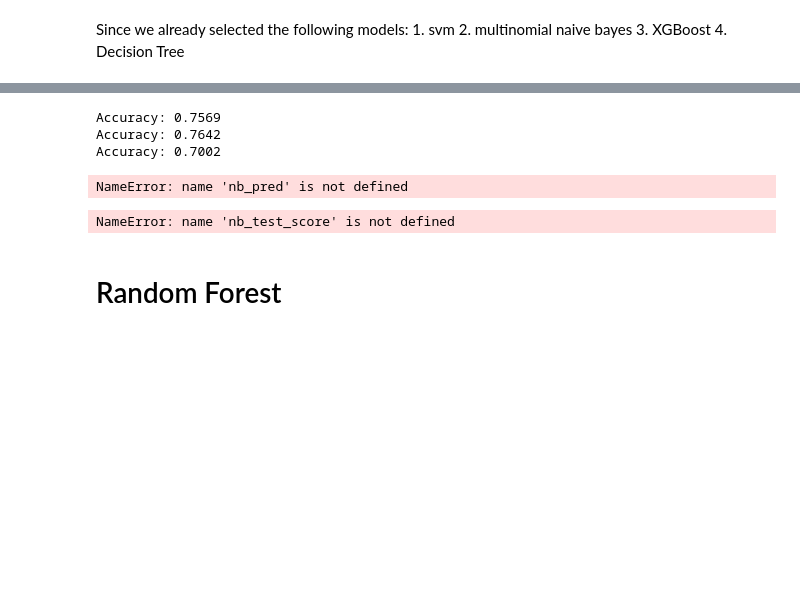
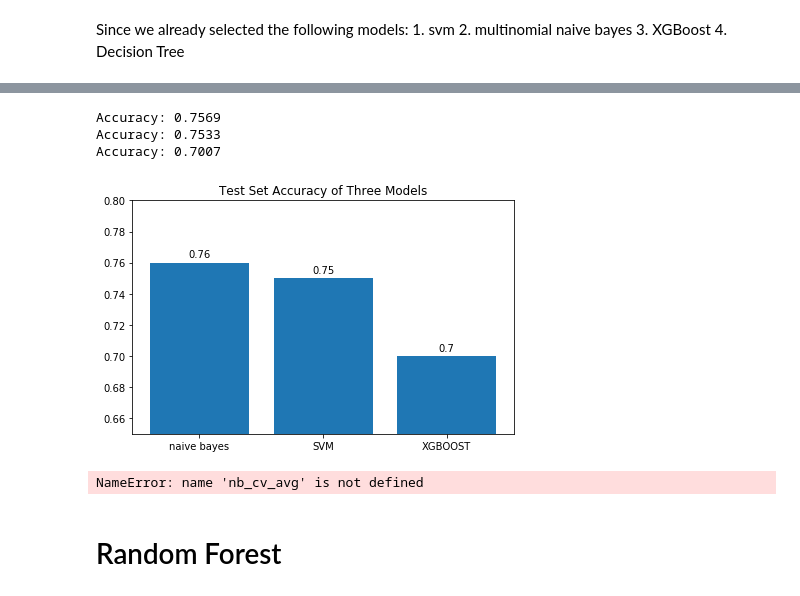
Before and after one commit to r0b3rt24/PoliIdeaClassify, a Jupyter notebook: clean.ipynb, the cells around one changed output, grey strips where cells are left out. Saved outputs shown, nothing was run; the diff lists cells and outputs as text; code cells hidden in the pictures; blank space fills up the shorter version.

Commit message:
- confusion matrix graph - add some figures

```diff
--- a/clean.ipynb
+++ b/clean.ipynb
@@ -161,7 +166,7 @@ nb_cv_avg = 0.7593684941013185
 # %%
 svm_pipe = Pipeline([
     ('vectorize', TfidfVectorizer(tokenizer=tokenizer.tokenize)),
-    ('classifier', SVC(kernel='linear'))
+    ('classifier', SVC(kernel='linear', C=1))
 ])
 # %%
 svm_scores = cross_val_score(svm_pipe, X_train, y_train, cv=4, n_jobs=-1)
@@ -366,19 +327,31 @@ Wall time: 4.05 µs
 # %%
-xgb_pred = xgb_pipe_best.predict(X_test)
+xgb_pred = xgb_pipe_best_1.predict(X_test)
 # %%
 print('Accuracy: {}'.format(str(round(accuracy_score(y_test, nb_pred), 4))))
 print('Accuracy: {}'.format(str(round(accuracy_score(y_test, svm_pred), 4))))
 print('Accuracy: {}'.format(str(round(accuracy_score(y_test, xgb_pred), 4))))
 # %% [output]
 Accuracy: 0.7569
-Accuracy: 0.7642
-Accuracy: 0.7002
+Accuracy: 0.7533
+Accuracy: 0.7007
 # %%
 nb_test_score = round(accuracy_score(y_test, nb_pred), 2)
 svm_test_score = round(accuracy_score(y_test, svm_pred), 2)
 xgb_test_score = round(accuracy_score(y_test, xgb_pred), 2)
-# %% [output]
-NameError: name 'nb_pred' is not defined
+# %%
+model_names = np.array(['naive bayes', 'SVM', 'XGBOOST'])
+model_test_acc = np.array([nb_test_score, svm_test_score, xgb_test_score])
+fig, ax = plt.subplots()
+rect = ax.bar(model_names, model_test_acc)
+plt.ylim([0.65,0.8])
+autolabel(rect)
+plt.title("Test Set Accuracy of Three Models")
+fig.tight_layout()
+
+plt.savefig('TEST_ALL.png')
+plt.show()
+# %% [output]
+[figure, added]
 # %%
 labels = ['Naive Bayes', 'SVM', 'XGBoost']
 cv_scores = [round(nb_cv_avg,2), round(svm_cv_avg,2), round(xgb_cv_avg_1,2)]
@@ -408,7 +381,7 @@ fig.tight_layout()
 
 plt.show()
 # %% [output]
-NameError: name 'nb_test_score' is not defined
+NameError: name 'nb_cv_avg' is not defined
 # %% [markdown]
 # Random Forest
 # %%
```
Also changed, not shown: parts of 35 cells of this notebook, 7 other files.
